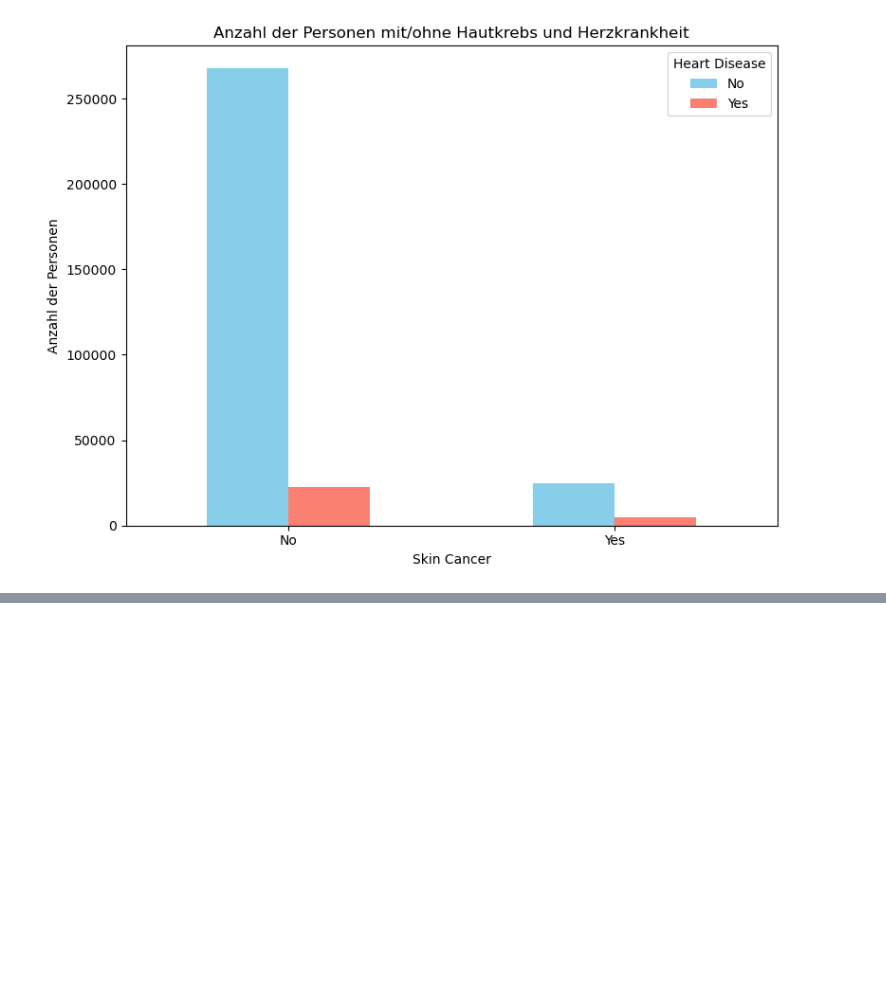
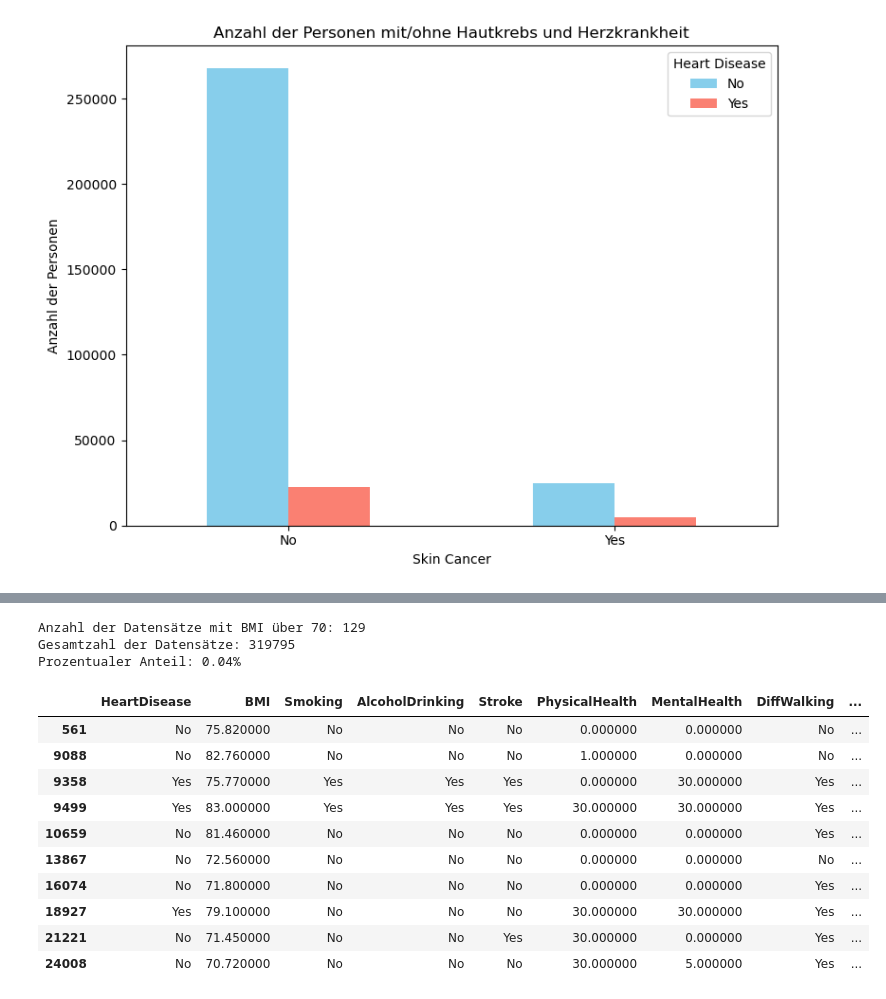
Before and after one commit to ManaTrooo/Asai-Projekt, a Jupyter notebook: heartDis.ipynb, the cells around one changed output, grey strips where cells are left out. Drawn from its saved outputs; the diff is of its cells as text; code cells hidden in the pictures; blank space fills up the shorter version.

Commit message:
weiteres daten checken

```diff
--- a/Untitled.ipynb
+++ b/heartDis.ipynb
@@ -87,0 +125,32 @@ if "Race" in df.columns and "HeartDisease" in df.columns:
+# %%
+bmi_too_high = df["BMI"] > 70
+count_BMI_too_high = bmi_too_high.sum()
+total_count = len(df)
+print("Anzahl der Datensätze mit BMI über 70:", count_BMI_too_high)
+print("Gesamtzahl der Datensätze:", total_count)
+print("Prozentualer Anteil: {:.2f}%".format((count_BMI_too_high / total_count) * 100))
+
+
+# Zeilen mit BMI über 70 als neuer DataFrame
+bmi_too_high_df = df[bmi_to_high]
+
+# Oder: Alle Zeilen als hübsch formatierte Tabelle in Jupyter
+bmi_too_high_df.head(10).style.set_table_styles([
+    {'selector': 'thead th', 'props': [('background-color', '#1f77b4'), ('color', 'white'), ('font-weight', 'bold')]},
+    {'selector': 'tbody td', 'props': [('border', '1px solid #ddd'), ('text-align', 'center')]}
+]).set_properties(**{'text-align': 'center'})
+# %% [output]
+Anzahl der Datensätze mit BMI über 70: 129
+Gesamtzahl der Datensätze: 319795
+Prozentualer Anteil: 0.04%
+|  | HeartDisease | BMI | Smoking | AlcoholDrinking | Stroke | PhysicalHealth | MentalHealth | DiffWalking | ... |
+| 561 | No | 75.820000 | No | No | No | 0.000000 | 0.000000 | No | ... |
+| 9088 | No | 82.760000 | No | No | No | 1.000000 | 0.000000 | No | ... |
+| 9358 | Yes | 75.770000 | Yes | Yes | Yes | 0.000000 | 30.000000 | Yes | ... |
+| 9499 | Yes | 83.000000 | Yes | Yes | Yes | 30.000000 | 30.000000 | Yes | ... |
+| 10659 | No | 81.460000 | No | No | No | 0.000000 | 0.000000 | Yes | ... |
+| 13867 | No | 72.560000 | No | No | No | 0.000000 | 0.000000 | No | ... |
+| 16074 | No | 71.800000 | No | No | No | 0.000000 | 0.000000 | Yes | ... |
+| 18927 | Yes | 79.100000 | No | No | No | 30.000000 | 30.000000 | Yes | ... |
+| 21221 | No | 71.450000 | No | No | Yes | 30.000000 | 0.000000 | Yes | ... |
+| 24008 | No | 70.720000 | No | No | No | 30.000000 | 5.000000 | Yes | ... |
```
Also changed, not shown: parts of 5 cells of this notebook.
